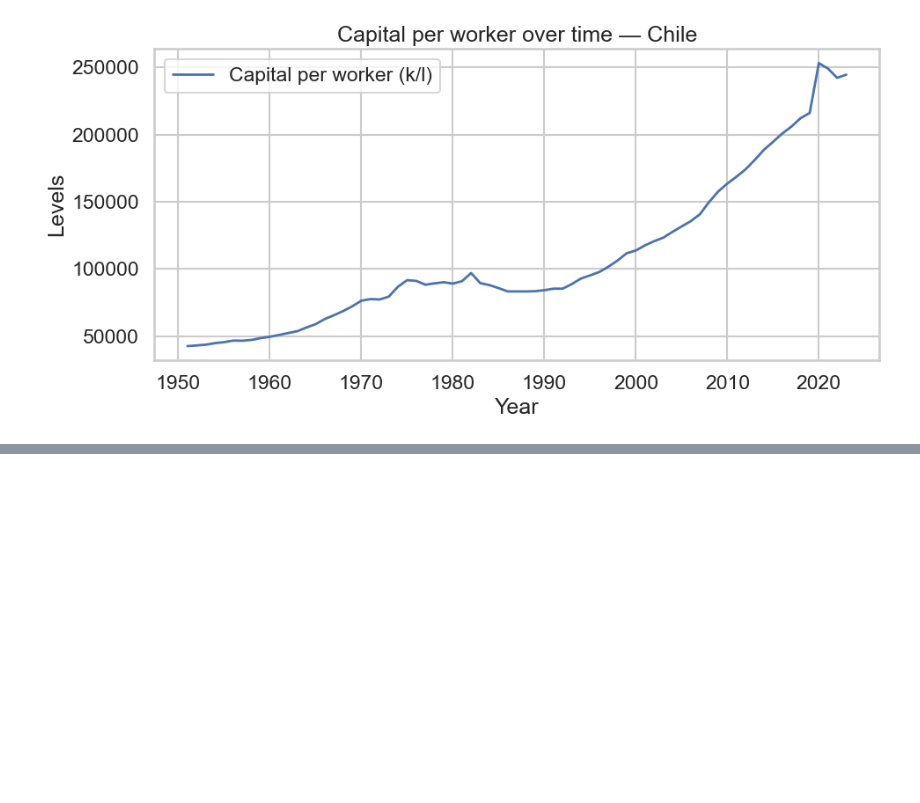
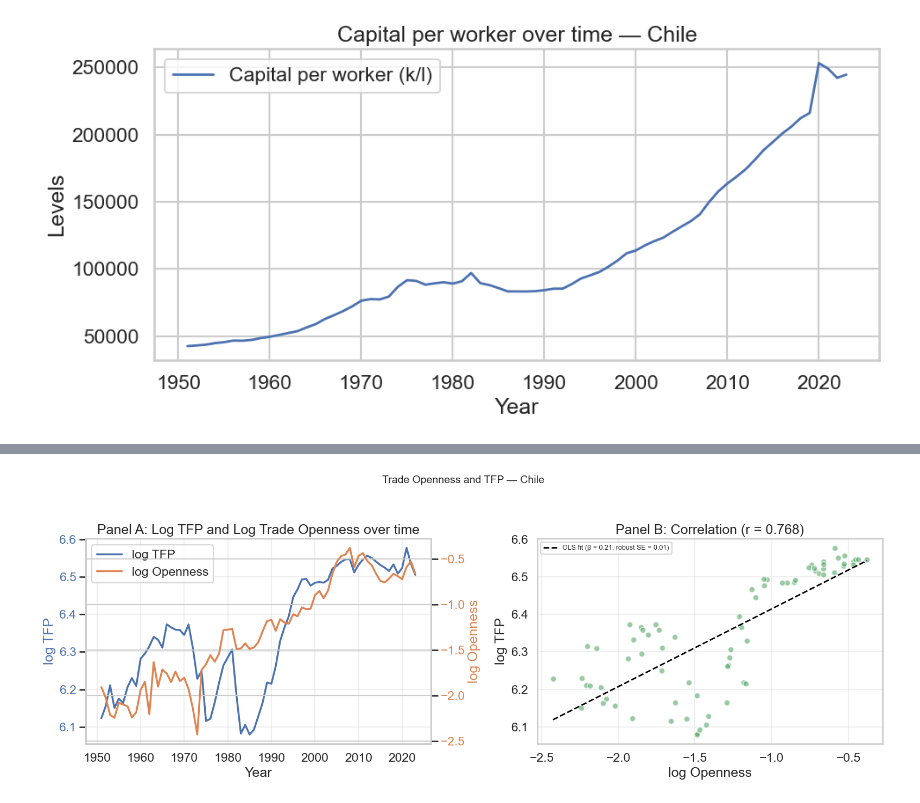
Before and after one commit to IcarusBai/EC2B1_Coursework, a Jupyter notebook: EC2B1_Coursework_Program.ipynb, the cells around one changed output, grey strips where cells are left out. Saved outputs shown, nothing was run; the diff lists cells and outputs as text; code cells hidden in the pictures; blank space fills up the shorter version.

Commit message:
add two regression plots

```diff
--- a/EC2B1_Coursework_Program.ipynb
+++ b/EC2B1_Coursework_Program.ipynb
@@ -716,0 +627,15 @@ print(f"Correlation (growth rates): {corr_growth:.4f}")
+# %%
+# --- Merge trade share variables from the original dataset ---
+# csh_x (export share) and csh_m (import share) were not in data_filtered,
+# so we pull them directly from the raw PWT data for Chile.
+
+trade_vars = data.loc[data["country"] == "Chile", ["year", "csh_x", "csh_m"]].copy()
+data_Chile = data_Chile.merge(trade_vars, on="year", how="left")
+
+# Define trade openness as export share + |import share|
+# In PWT, csh_m is negative, so csh_x + csh_m gives exports minus imports;
+# for a standard openness measure we use csh_x + abs(csh_m).
+data_Chile["openness"] = ((abs(data_Chile["csh_x"]) + abs(data_Chile["csh_m"]))) #)/data_Chile["rgdpe"])
+
+# Take logs
+data_Chile["log_openness"] = np.log(data_Chile["openness"])
@@ -716,0 +654,61 @@ print(f"Correlation (growth rates): {corr_growth:.4f}")
+# %%
+import statsmodels.api as sm
+
+# --- OLS with robust (HC1) standard errors ---
+valid = data_Chile[['log_openness', 'ln_tfp']].dropna()
+X = sm.add_constant(valid['log_openness'])
+y = valid['ln_tfp']
+
+ols_model = sm.OLS(y, X).fit(cov_type='HC1')
+
+# --- Print regression table ---
+print(ols_model.summary2(title='OLS: ln(TFP) on ln(Openness) — HC1 robust SEs'))
+
+# --- Plot log TFP and log openness: dual-axis time series + scatter ---
+fig, axes = plt.subplots(1, 2, figsize=(16, 6))
+
+# ---- Panel A: Dual-axis time series ----
+ax1 = axes[0]
+color_tfp = '#4C72B0'
+color_open = '#DD8452'
+
+ln1, = ax1.plot(data_Chile['year'], data_Chile['ln_tfp'],
+                color=color_tfp, linewidth=2.5, label='log TFP')
+ax1.set_xlabel('Year')
+ax1.set_ylabel('log TFP', color=color_tfp)
+ax1.tick_params(axis='y', labelcolor=color_tfp)
+
+ax2 = ax1.twinx()
+ln2, = ax2.plot(data_Chile['year'], data_Chile['log_openness'],
+                color=color_open, linewidth=2.5, label='log Openness')
+ax2.set_ylabel('log Openness', color=color_open)
+ax2.tick_params(axis='y', labelcolor=color_open)
+
+lines = [ln1, ln2]
+ax1.legend(lines, [l.get_label() for l in lines], loc='upper left')
+ax1.set_title('Panel A: Log TFP and Log Trade Openness over time')
+ax1.grid(True, alpha=0.3)
+
+# ---- Panel B: Scatter plot with robust OLS line ----
+ax3 = axes[1]
+ax3.scatter(valid['log_openness'], valid['ln_tfp'],
+            alpha=0.6, edgecolors='white', s=60, color='#55A868')
+
+# Plot fitted line from robust OLS
+x_fit = np.linspace(valid['log_openness'].min(), valid['log_openness'].max(), 100)
+X_fit = sm.add_constant(x_fit)
+y_fit = ols_model.predict(X_fit)
+ax3.plot(x_fit, y_fit, color='black', linewidth=2, linestyle='--',
+         label=f'OLS fit (β = {ols_model.params.iloc[1]:.2f}, robust SE = {ols_model.bse.iloc[1]:.2f})')
+
+corr = valid['log_openness'].corr(valid['ln_tfp'])
+ax3.set_xlabel('log Openness')
+ax3.set_ylabel('log TFP')
+ax3.set_title(f'Panel B: Correlation (r = {corr:.3f})')
+ax3.legend(fontsize=9)
+ax3.grid(True, alpha=0.3)
+
+fig.suptitle('Trade Openness and TFP — Chile', fontsize=14)
+plt.tight_layout(rect=[0, 0, 1, 0.95])
+plt.show()
+# %% [output]
@@ -716,0 +732 @@ print(f"Correlation (growth rates): {corr_growth:.4f}")
+[figure, added]
```
Also changed, not shown: parts of 7 cells of this notebook.
